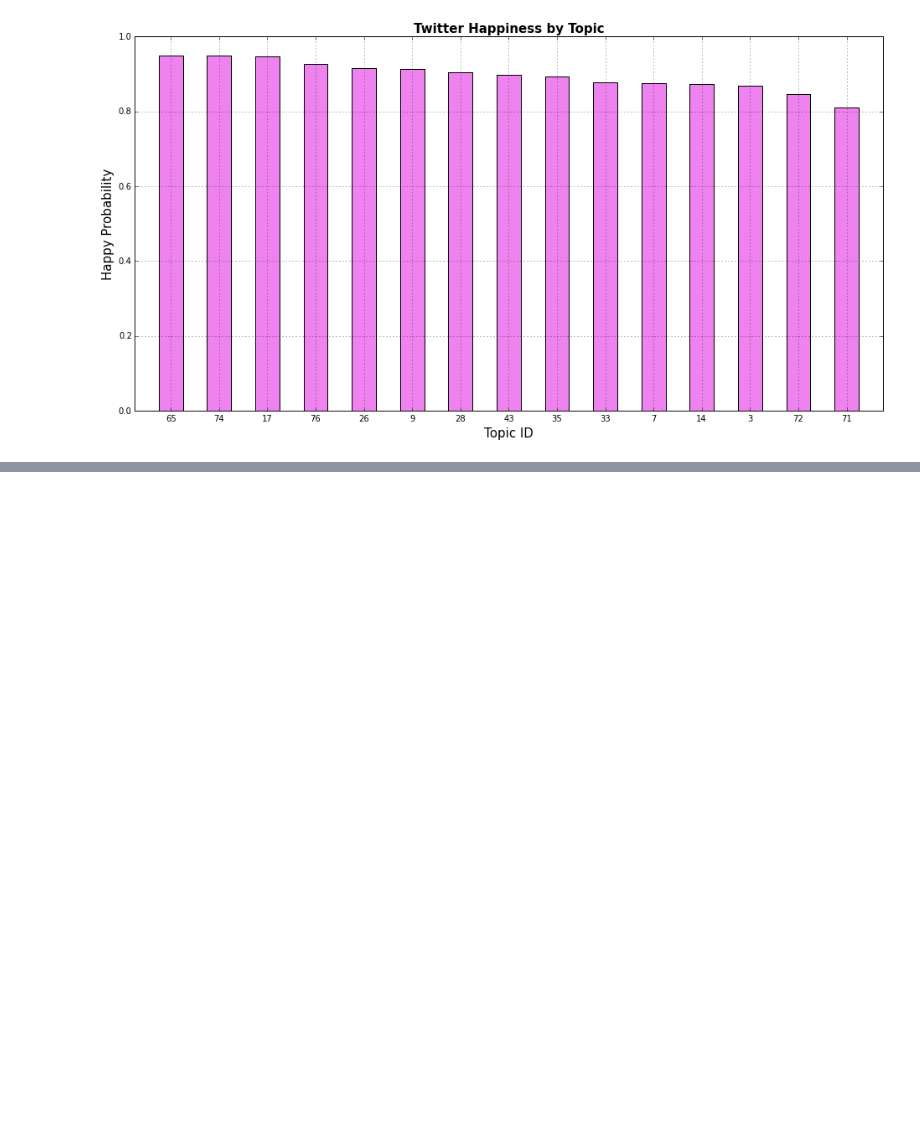
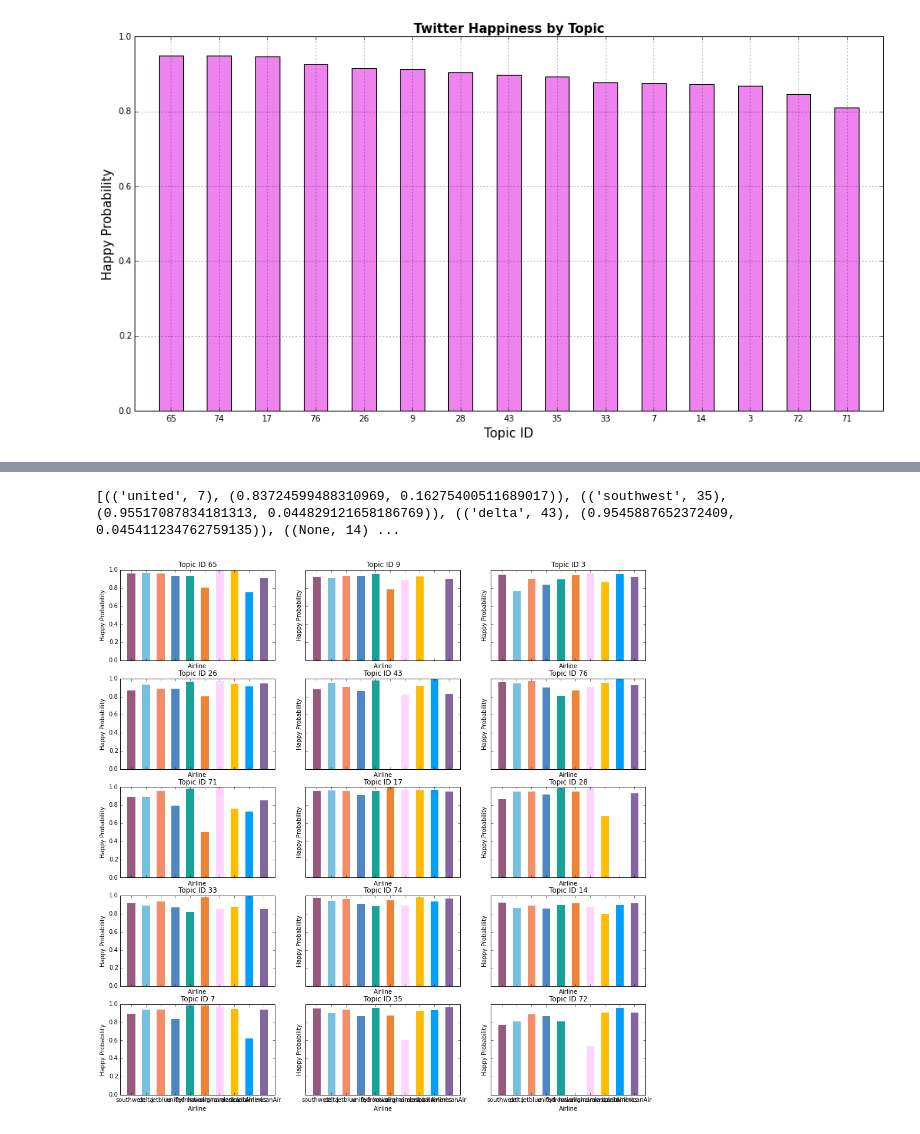
Before and after one commit to annawhitney/cs109-twitter-airline-sentiment, a Jupyter notebook: Process Notebook Draft.ipynb, the cells around one changed output, grey strips where cells are left out. Cells and saved outputs as stored; diff of their text form; code cells hidden in the pictures; blank space fills up the shorter version.

Commit message:
Added sentiment per airline for each topic visualization

```diff
--- a/Process Notebook Draft.ipynb
+++ b/Process Notebook Draft.ipynb
@@ -748,8 +752,8 @@ def regroup_by_topic(topics_probs, happy_prob, sad_prob):
         topic_sentiments.append((topic, (prob, happy_prob, sad_prob)))
     return topic_sentiments
 # %%
-weighted = combined.mapValues(lambda (tps, (hp, sp)): regroup_by_topic(tps, hp, sp)).flatMapValues(lambda v: v)
-weighted.take(5)
+regrouped = combined.mapValues(lambda (tps, (hp, sp)): regroup_by_topic(tps, hp, sp)).flatMapValues(lambda v: v)
+regrouped.take(5)
 # %% [output]
 [((61427, 'delta'),
   (65, (0.25267512119619923, 0.99993794826303162, 6.205173696838262e-05))),
@@ -764,6 +768,5 @@ weighted.take(5)
 # %% [markdown]
 Now we combine the probabilities per topic to find out what airline-related topics people on Twitter are most positive or negative about.
 # %%
-topics_sentiments = weighted.values().reduceByKey(lambda (p1, hp1, sp1), (p2, hp2, sp2): (p1 + p2, (p1*hp1 + p2*hp2)/(p1 + p2), (p1*sp1 + p2*sp2)/(p1 + p2))).mapValues(lambda (p, hp, sp): (hp, sp))
-print topics_sentiments.take(5)
-topic_sent_dict = topics_sentiments.collectAsMap()
+weighted_avg_probs = lambda (p1, hp1, sp1), (p2, hp2, sp2): (p1 + p2, (p1*hp1 + p2*hp2)/(p1 + p2), (p1*sp1 + p2*sp2)/(p1 + p2))
+happy_sad_probs = lambda (p, hp, sp): (hp, sp)
@@ -771,0 +773,4 @@ topic_sent_dict = topics_sentiments.collectAsMap()
+# %%
+topics_sentiments = regrouped.values().reduceByKey(weighted_avg_probs).mapValues(happy_sad_probs)
+print topics_sentiments.take(5)
+topic_sent_dict = topics_sentiments.collectAsMap()
@@ -789,0 +803,26 @@ plt.show()
+# %%
+airline_topics_sentiments = regrouped.map(lambda ((idx, air), (tpc, probs)): ((air, tpc), probs)).reduceByKey(weighted_avg_probs).mapValues(happy_sad_probs)
+print airline_topics_sentiments.take(5)
+air_tpc_sent_dict = airline_topics_sentiments.collectAsMap()
+# %% [output]
+[(('united', 7), (0.83724599488310969, 0.16275400511689017)), (('southwest', 35), (0.95517087834181313, 0.044829121658186769)), (('delta', 43), (0.9545887652372409, 0.045411234762759135)), ((None, 14) ...
+# %%
+index = np.arange(len(airlines))
+colors = ['#975A7A', '#78C0E0', '#F38D68', '#4F86C6', '#17A398', '#EE8434', '#FFD5FF', '#FFBC00', '#009FFD', '#8565A0']
+fig, axes = plt.subplots(5, 3, figsize=(16,16), sharex=True, sharey=True)
+for tpc, ax in zip(best_topics_ids, axes.ravel()):
+    happy_probs_by_airline = [air_tpc_sent_dict.get((air, tpc), [0])[0] for air in airlines]
+    width = 0.5
+    barlist = ax.bar(index, happy_probs_by_airline, width, alpha=1)
+    for bar, color in zip(barlist, colors):
+        bar.set_color(color)
+    # Setting axis labels and ticks
+    ax.set_xlim((-width, len(airlines)))
+    ax.set_ylabel('Happy Probability')
+    ax.set_xlabel('Airline')
+    ax.set_title('Topic ID {}'.format(tpc))
+    ax.set_xticks([i + 0.5 * width for i in index])
+    ax.set_xticklabels(airlines)
+plt.show()
+# %% [output]
+[figure, added]
```
Also changed, not shown: parts of 8 cells of this notebook.
